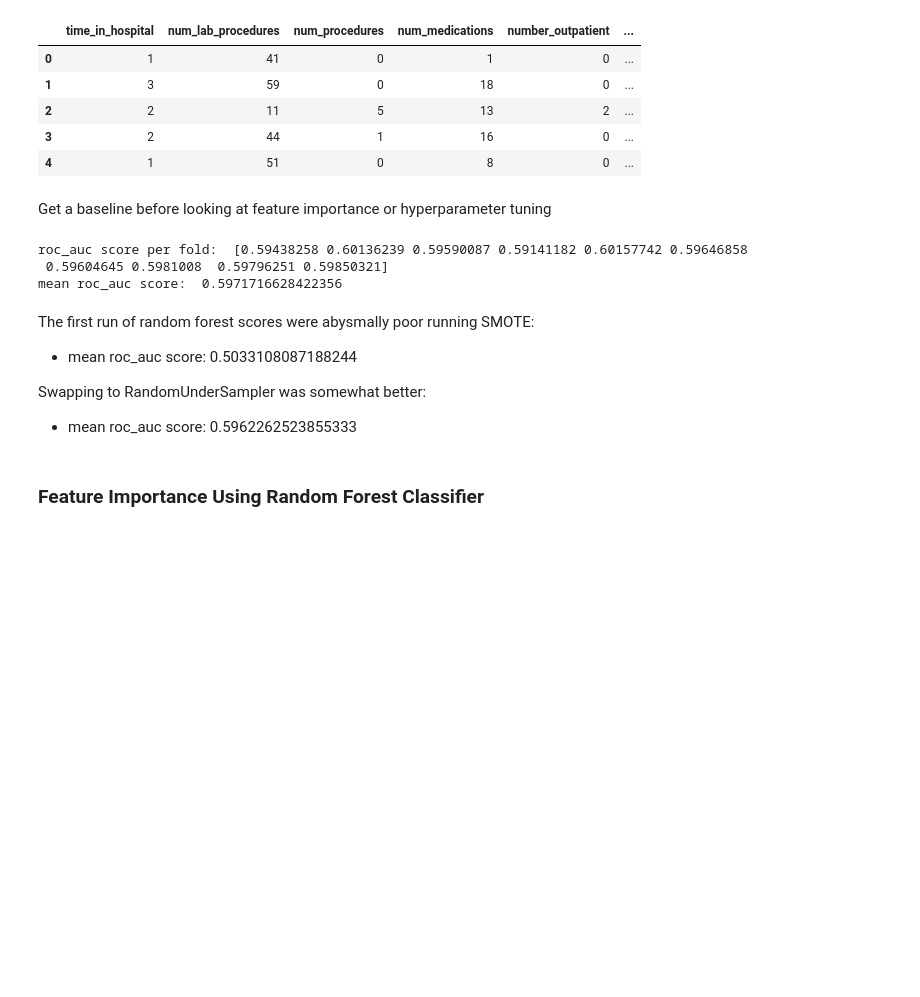
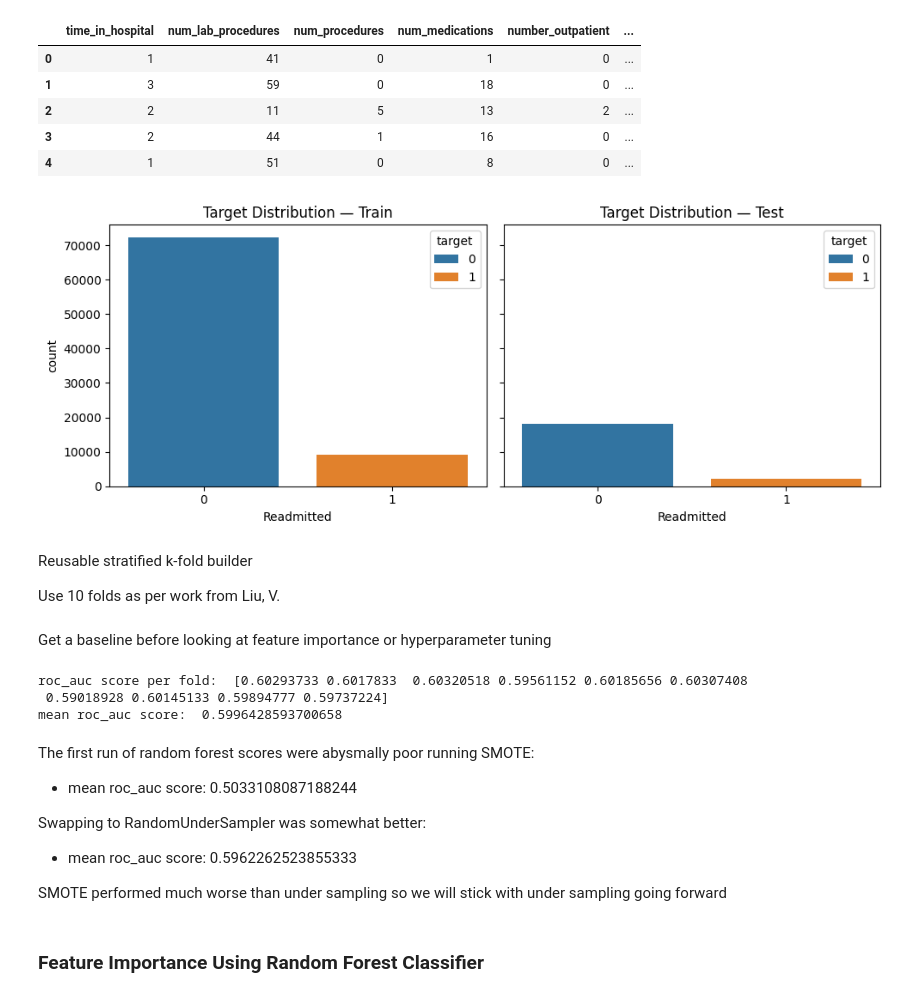
Before and after one commit to meaton96/Eaton_633_Project, a Jupyter notebook: notebooks/02_Random_Forest.ipynb, the cells around one changed output. Drawn from its saved outputs; the diff is of its cells as text; code cells hidden in the pictures; blank space fills up the shorter version.

```diff
--- a/notebooks/02_Random_Forest.ipynb
+++ b/notebooks/02_Random_Forest.ipynb
@@ -23,7 +28,29 @@ df.head()
 
 X_train, X_test, y_train, y_test = train_test_split(df.drop(columns=['target']), df['target'], test_size=0.2, stratify=df['target'])
-# %% [markdown]
-Get a baseline before looking at feature importance or hyperparameter tuning
+# %%
+import matplotlib.pyplot as plt
+import seaborn as sns
+
+fix, axes = plt.subplots(1, 2, figsize=(10,4), sharey=True)
+sns.countplot(x=y_train, ax=axes[0], hue=y_train)
+axes[0].set_title('Target Distribution — Train')
+axes[0].set_xlabel('Readmitted')
+axes[0].set_ylabel('count')
+
+sns.countplot(x=y_test, ax=axes[1], hue=y_test)
+axes[1].set_title('Target Distribution — Test')
+axes[1].set_xlabel('Readmitted')
+axes[1].set_ylabel('')
+
+
+plt.tight_layout()
+plt.show()
+# %% [output]
+[figure, added]
+# %% [markdown]
+Reusable stratified k-fold builder
+
+Use 10 folds as per work from Liu, V.
 # %%
 from sklearn.model_selection import StratifiedKFold, cross_val_score
 def make_cv():
@@ -32,28 +59,23 @@ def make_cv():
     shuffle=True,
     random_state=42
     )
+# %% [markdown]
+Get a baseline before looking at feature importance or hyperparameter tuning
 # %%
 
 from sklearn.ensemble import RandomForestClassifier
 from sklearn.metrics import make_scorer, roc_auc_score
-from sklearn.preprocessing import StandardScaler
-from imblearn.over_sampling import SMOTE
 from imblearn.pipeline import Pipeline
 from imblearn.under_sampling import RandomUnderSampler
 
 
 cv = make_cv()
 
-scaler = StandardScaler()
-
-smote = SMOTE(random_state=42)
 under_sample = RandomUnderSampler(random_state=42)
 rf = RandomForestClassifier(random_state=42)
 
 pipe = Pipeline([
-    ('scaler', scaler),
-   # ('smote', smote),
-   ('under_sample', under_sample),
+    ('under_sample', under_sample),
     ('model', rf)
 ])
 
@@ -68,15 +90,17 @@ scores = cross_val_score(
 print('roc_auc score per fold: ', scores)
 print('mean roc_auc score: ', scores.mean())
 # %% [output]
-roc_auc score per fold:  [0.59438258 0.60136239 0.59590087 0.59141182 0.60157742 0.59646858
- 0.59604645 0.5981008  0.59796251 0.59850321]
-mean roc_auc score:  0.5971716628422356
+roc_auc score per fold:  [0.60293733 0.6017833  0.60320518 0.59561152 0.60185656 0.60307408
+ 0.59018928 0.60145133 0.59894777 0.59737224]
+mean roc_auc score:  0.5996428593700658
 # %% [markdown]
 The first run of random forest scores were abysmally poor running SMOTE:
  - mean roc_auc score:  0.5033108087188244
 
 Swapping to RandomUnderSampler was somewhat better:
 - mean roc_auc score:  0.5962262523855333
+
+SMOTE performed much worse than under sampling so we will stick with under sampling going forward
 # %%
 # shared code
 import matplotlib.pyplot as plt
```
Also changed, not shown: parts of 16 cells of this notebook.
